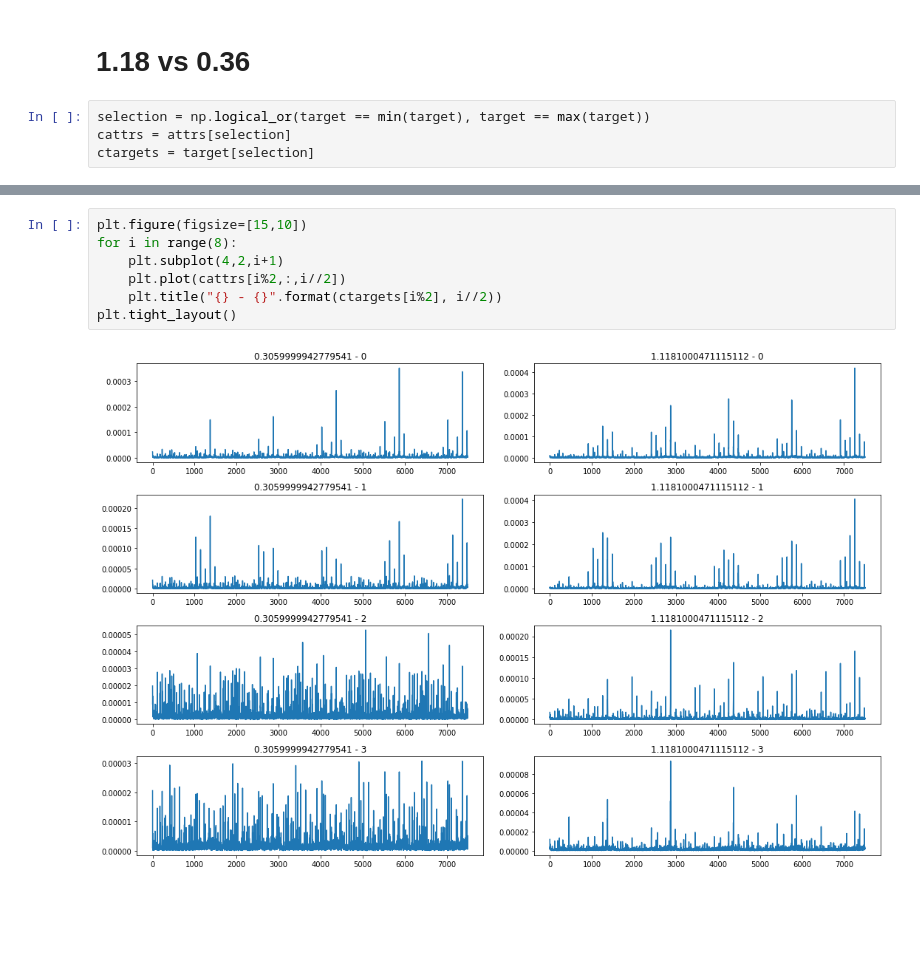
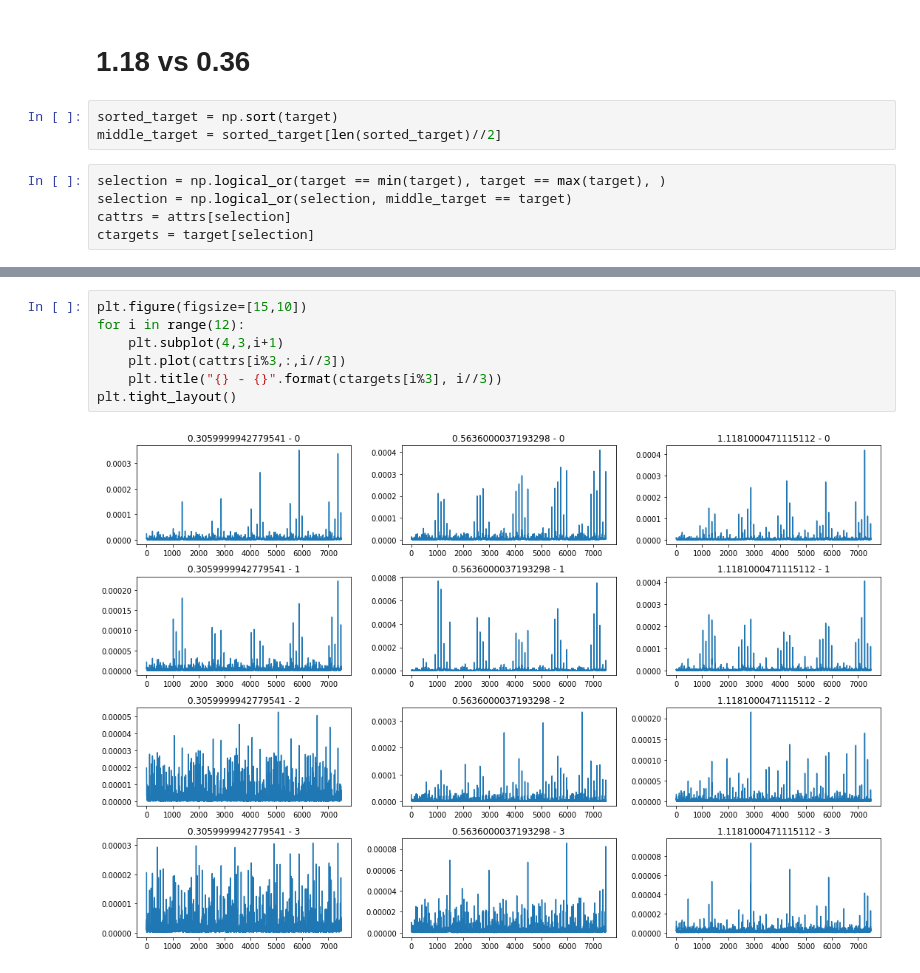
Before and after one commit to sammer1107/ML-DataAnalysis, a Jupyter notebook: bigdata/ThuBigData.ipynb, the cells around one changed output, grey strips where cells are left out. Saved outputs shown, nothing was run; the diff lists cells and outputs as text; blank space fills up the shorter version.

```diff
--- a/bigdata/ThuBigData.ipynb
+++ b/bigdata/ThuBigData.ipynb
@@ -88,7 +70,11 @@ NameError: name 'scaled_attrs' is not defined
 # %% [markdown]
 # 1.18 vs 0.36
+# %%
+sorted_target = np.sort(target)
+middle_target = sorted_target[len(sorted_target)//2]
 # %%
-selection = np.logical_or(target == min(target), target == max(target))
+selection = np.logical_or(target == min(target), target == max(target), )
+selection = np.logical_or(selection, middle_target == target)
 cattrs = attrs[selection]
 ctargets = target[selection]
 # %%
@@ -100,9 +83,9 @@ plt.axis([2.7e-06, 3.6e-06, 0, 1.2])
 # %%
 plt.figure(figsize=[15,10])
-for i in range(8):
-    plt.subplot(4,2,i+1)
-    plt.plot(cattrs[i%2,:,i//2])
-    plt.title("{} - {}".format(ctargets[i%2], i//2))
+for i in range(12):
+    plt.subplot(4,3,i+1)
+    plt.plot(cattrs[i%3,:,i//3])
+    plt.title("{} - {}".format(ctargets[i%3], i//3))
 plt.tight_layout()
 # %% [output]
-[figure, old version]
+[figure, new version]
```
Also changed, not shown: parts of 10 cells of this notebook.
